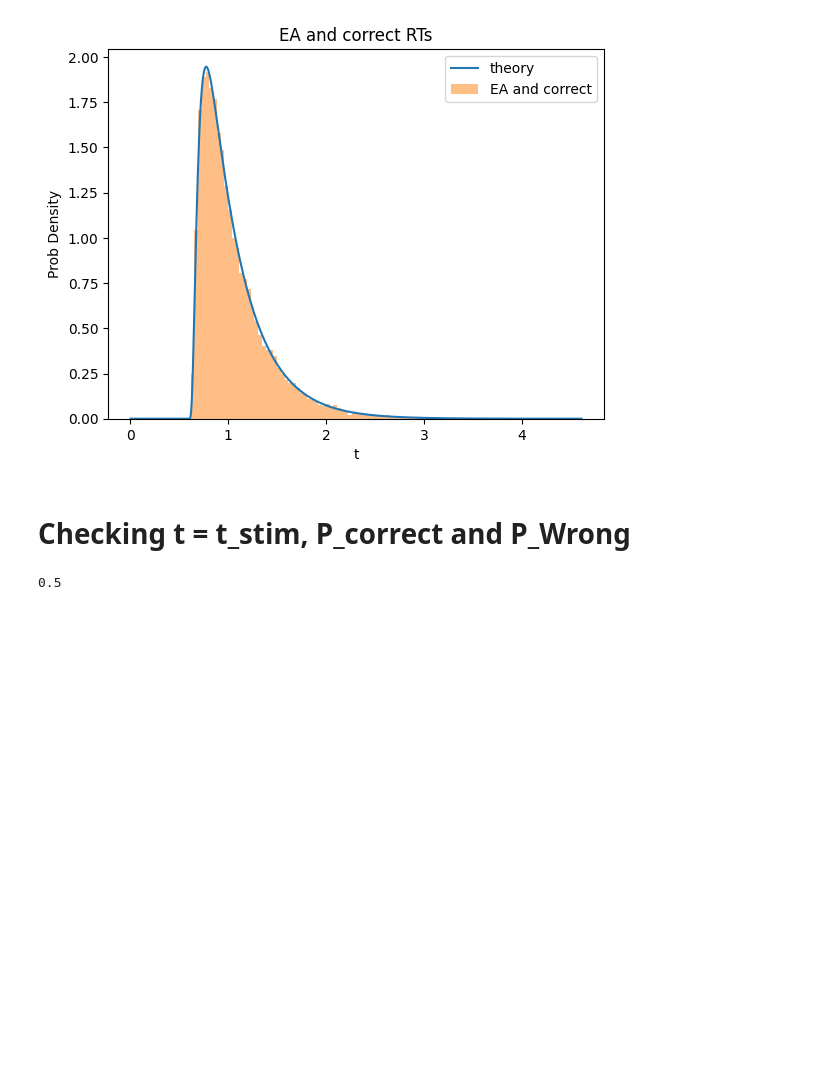
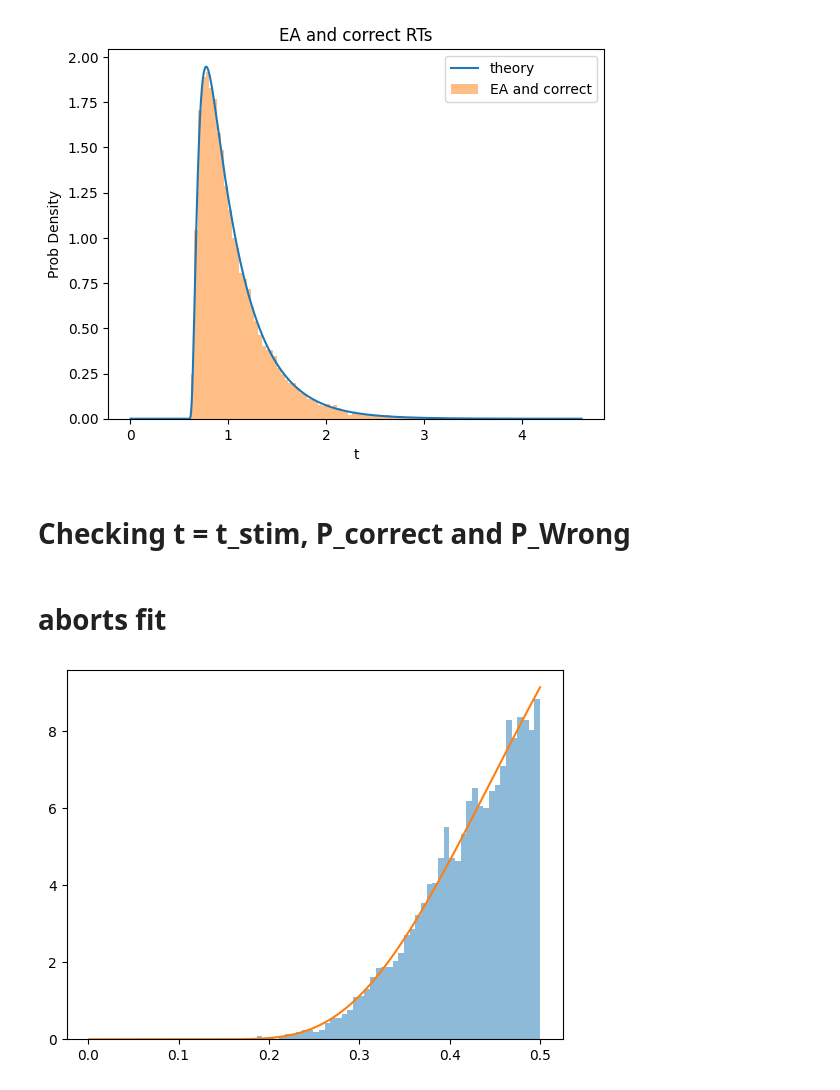
Before and after one commit to rakaar/ddm_codes, a Jupyter notebook: action_init_ddm/psiam_delay_paper_fit.ipynb, the cells around one changed output. Saved outputs shown, nothing was run; the diff lists cells and outputs as text; code cells hidden in the pictures; blank space fills up the shorter version.

```diff
--- a/action_init_ddm/psiam_delay_paper_fit.ipynb
+++ b/action_init_ddm/psiam_delay_paper_fit.ipynb
@@ -15,16 +15,16 @@ from psiam_delay_paper_utils import P_small_t_btn_x1_x2
 # %% [markdown]
 # Generate data
 # %%
-V_A = 1; theta_A = 2;
+V_A = 1.5; theta_A = 2;
 V_E = 1.2; theta_E = 2
 Z_E = 0
 t_stim = 0.5
-t_A_aff = 0
+t_A_aff = 0.01
 t_E_aff = 0.03
-t_motor = 0.1
+t_motor = 0.02
 dt = 1e-4
 
-N_sim = 10000
+N_sim = 100000
 choices = np.zeros((N_sim, 1)); RTs = np.zeros((N_sim, 1)); is_act_resp = np.zeros((N_sim, 1))
 
 
@@ -44,6 +44,6 @@ psiam_data = {'choices': choices, 'RTs': RTs, 'is_act_resp': is_act_resp, 'V_A':
               }
 
 
-with open('psiam_data_delay_paper_t_A_zero_t_motor_NEW_SIM_pos_vel_10_K.pkl', 'wb') as f: # _1 for t_stim = 0, _2 for non t_stim = 0.3
-    pickle.dump(psiam_data, f)
+# with open('psiam_data_delay_paper_t_A_zero_t_motor_NEW_SIM_pos_vel_10_K.pkl', 'wb') as f: # _1 for t_stim = 0, _2 for non t_stim = 0.3
+#     pickle.dump(psiam_data, f)
 # %% [output]
@@ -636,7 +636,17 @@ def down_RTs_fit_fn(t_pts, V_A, theta_A, V_E, theta_E, Z_E, t_stim, t_A_aff, t_E
     P_A = np.array(P_A); P_EA_btn_0_1 = np.array(P_EA_btn_0_1); P_E_minus = np.array(P_E_minus); C_A = np.array(C_A)
     P_wrong_unnorm = (P_A*(P_EA_btn_0_1+P_E_minus_cum) + P_E_minus*(1-C_A))
     return P_wrong_unnorm
-# %%
-print(f'up_RTs_fit_fn at t =[t_stim ]', )
-# %% [output]
-0.5
+# %% [markdown]
+# aborts fit
+# %%
+plt.hist(RTs[RTs < t_stim], bins=50, alpha=0.5, label='data', density=True);
+
+t_pts = np.linspace(0.001, t_stim, 1000)
+theory_abort = np.array([rho_A_t_fn(t-t_A_aff-t_motor, V_A, theta_A, t_A_aff, t_motor) for t in t_pts])
+
+from scipy.integrate import quad
+norm_term = quad(rho_A_t_fn, 0, t_stim-t_A_aff-t_motor, args=(V_A, theta_A, t_A_aff, t_motor))[0]
+
+plt.plot(t_pts, theory_abort/norm_term, label='theory');
+# %% [output]
+[figure, added]
```
Also changed, not shown: parts of 1 cell of this notebook, 5 other files.
